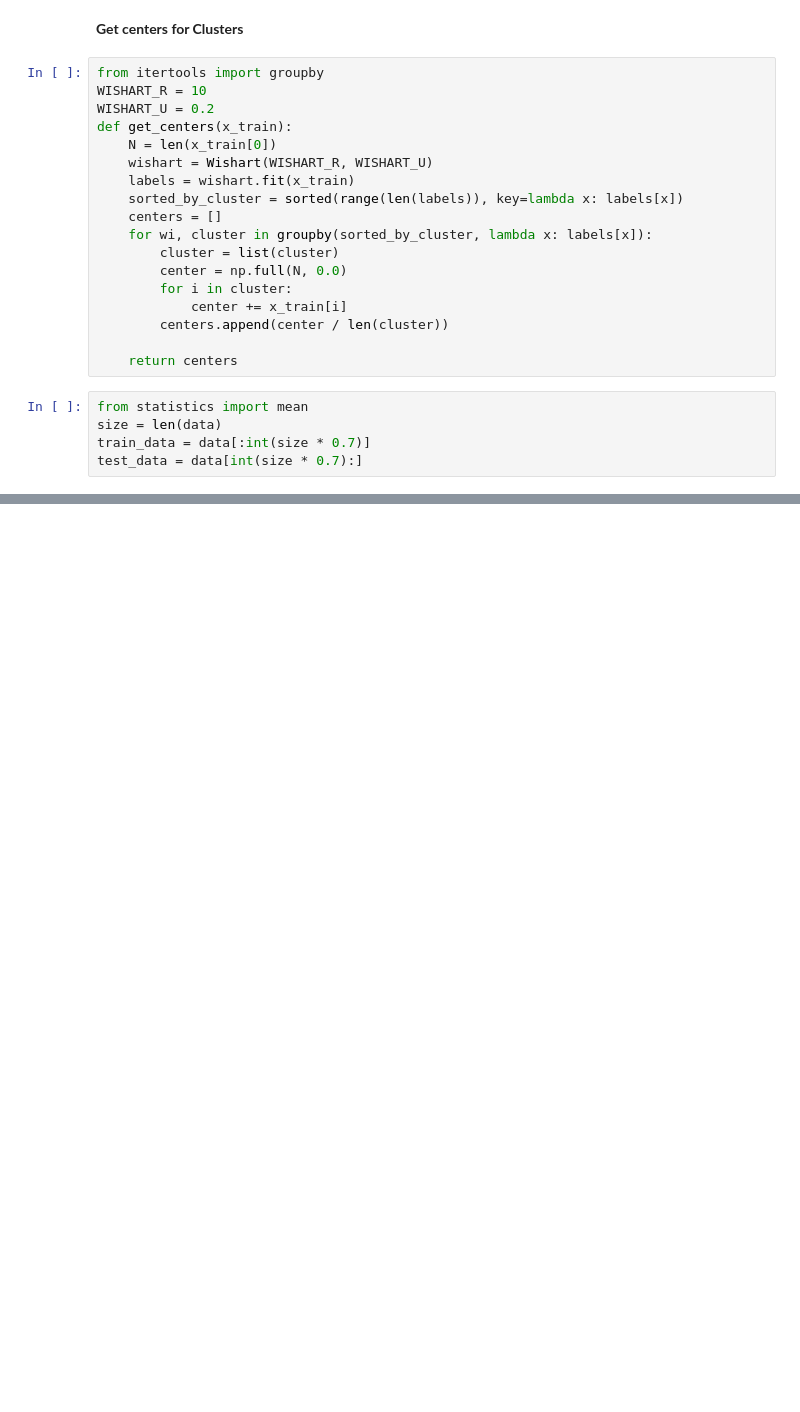
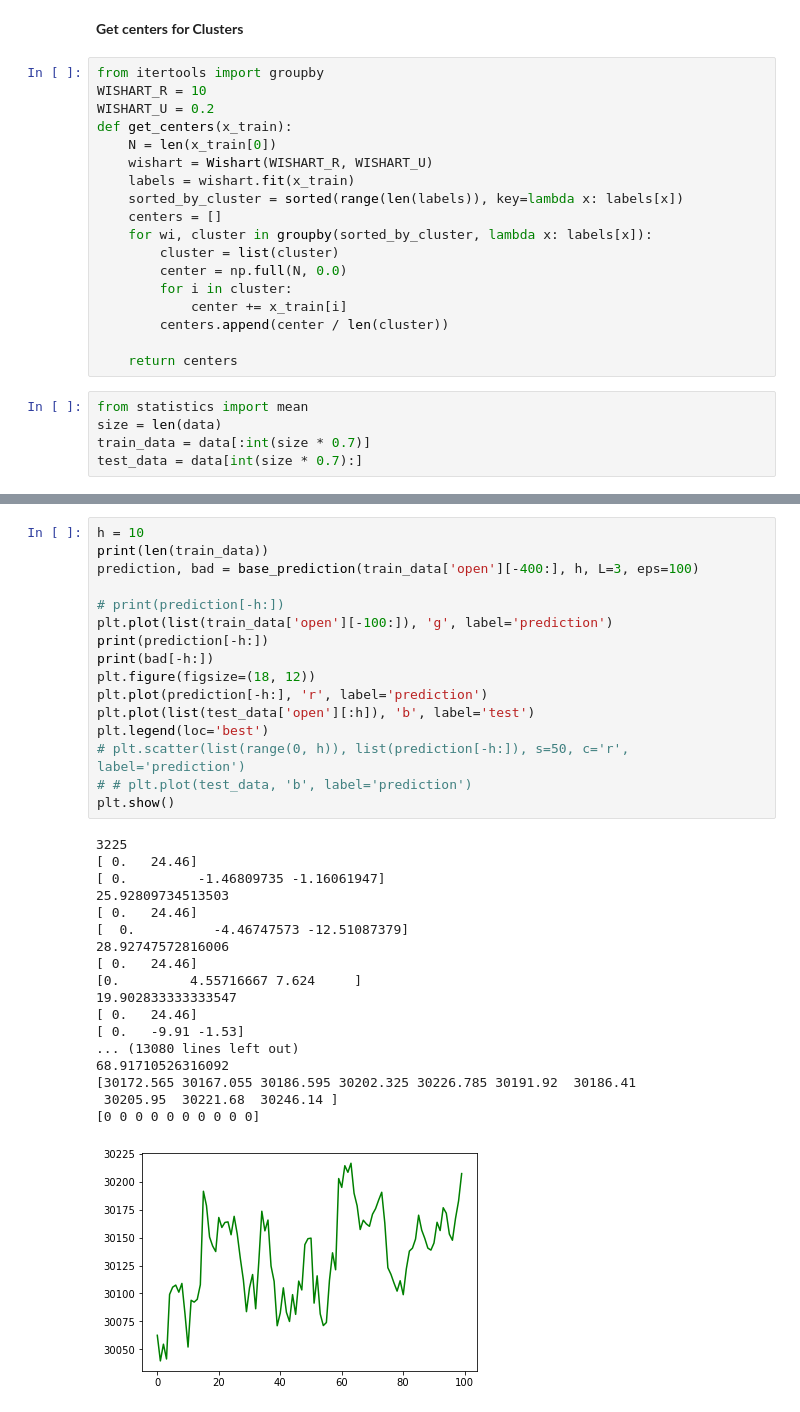
Before and after one commit to MrPlotva/Time-Series, a Jupyter notebook: wishart.ipynb, the cells around one changed output, grey strips where cells are left out. Drawn from its saved outputs; the diff is of its cells as text; blank space fills up the shorter version.

```diff
--- a/wishart.ipynb
+++ b/wishart.ipynb
@@ -281,0 +356,35 @@ test_data = data[int(size * 0.7):]
+# %%
+h = 10
+print(len(train_data))
+prediction, bad = base_prediction(train_data['open'][-400:], h, L=3, eps=100)
+
+# print(prediction[-h:])
+plt.plot(list(train_data['open'][-100:]), 'g', label='prediction')
+print(prediction[-h:])
+print(bad[-h:])
+plt.figure(figsize=(18, 12))
+plt.plot(prediction[-h:], 'r', label='prediction')
+plt.plot(list(test_data['open'][:h]), 'b', label='test')
+plt.legend(loc='best')
+# plt.scatter(list(range(0, h)), list(prediction[-h:]), s=50, c='r', label='prediction')
+# # plt.plot(test_data, 'b', label='prediction')
+plt.show()
+# %% [output]
+3225
+[ 0.   24.46]
+[ 0.         -1.46809735 -1.16061947]
+25.92809734513503
+[ 0.   24.46]
+[  0.          -4.46747573 -12.51087379]
+28.92747572816006
+[ 0.   24.46]
+[0.         4.55716667 7.624     ]
+19.902833333333547
+[ 0.   24.46]
+[ 0.   -9.91 -1.53]
+... (13080 lines left out)
+68.91710526316092
+[30172.565 30167.055 30186.595 30202.325 30226.785 30191.92  30186.41
+ 30205.95  30221.68  30246.14 ]
+[0 0 0 0 0 0 0 0 0 0]
+[figure, added]
```
Also changed, not shown: parts of 12 cells of this notebook.
